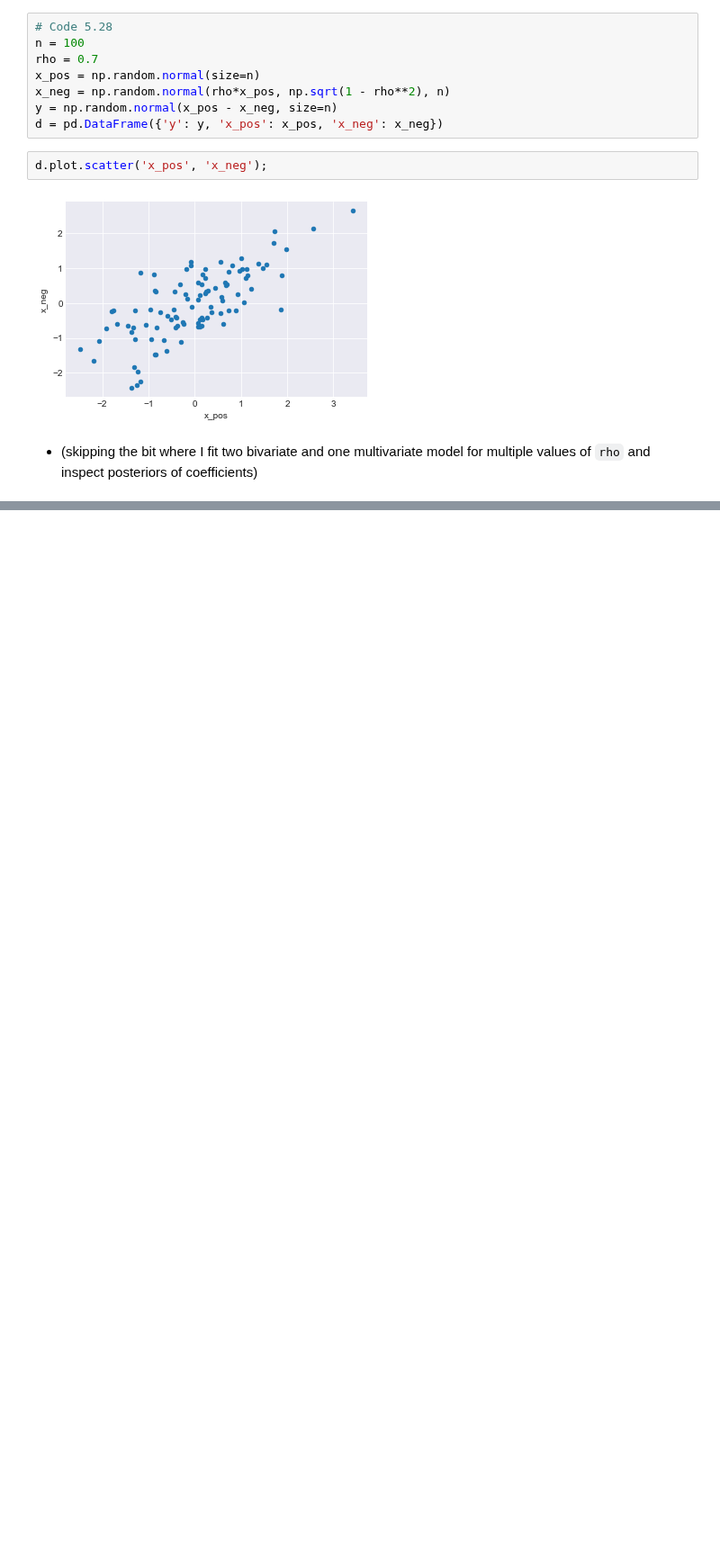
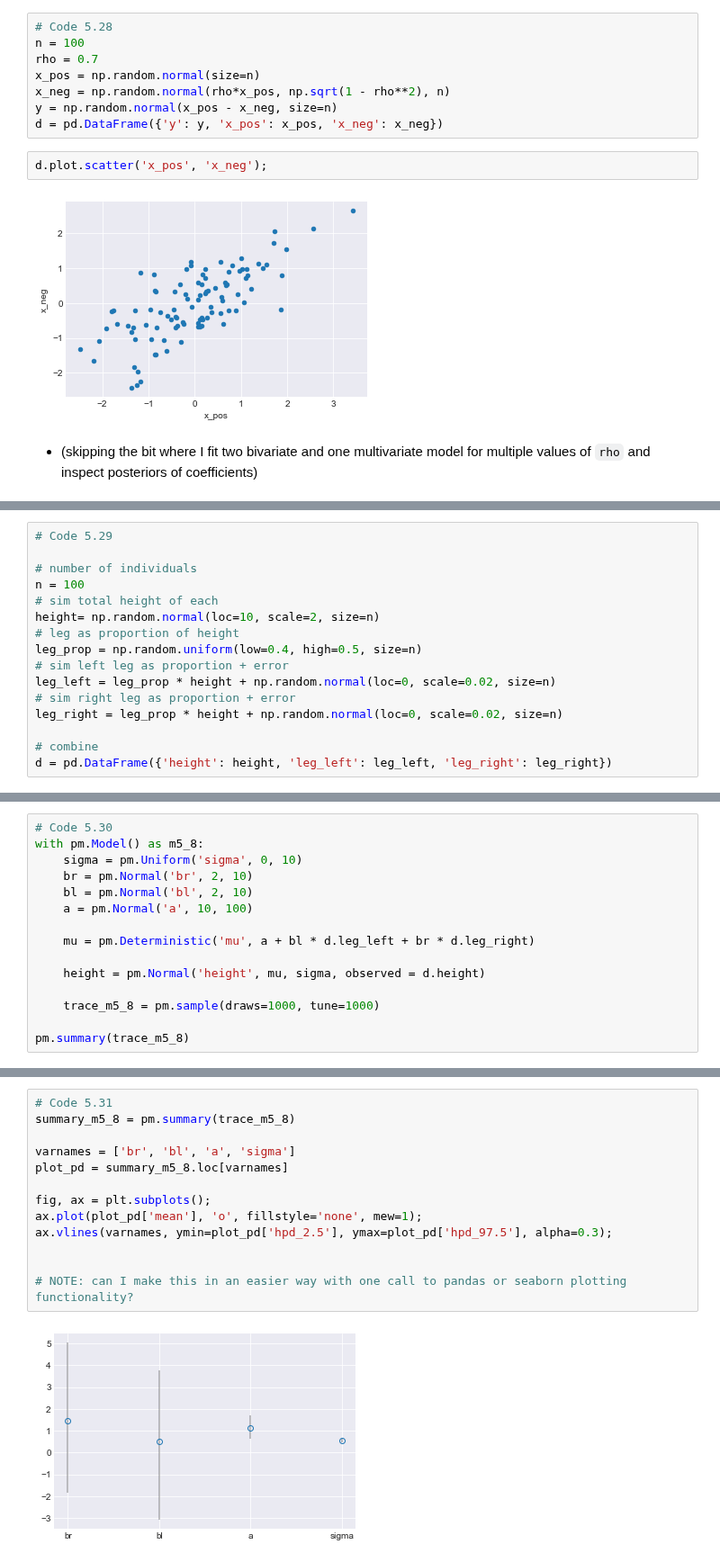
Before and after one commit to nwweber/statistical_rethinking, a Jupyter notebook: chapter_05_multivariate_linear_models.ipynb, the cells around one changed output, grey strips where cells are left out. Shown at 90% size. Saved outputs shown, nothing was run; the diff lists cells and outputs as text; blank space fills up the shorter version.

```diff
--- a/chapter_05_multivariate_linear_models.ipynb
+++ b/chapter_05_multivariate_linear_models.ipynb
@@ -825,0 +827,16 @@ d.plot.scatter('x_pos', 'x_neg');
+# %%
+# Code 5.29
+
+# number of individuals
+n = 100
+# sim total height of each
+height= np.random.normal(loc=10, scale=2, size=n)
+# leg as proportion of height
+leg_prop = np.random.uniform(low=0.4, high=0.5, size=n)
+# sim left leg as proportion + error
+leg_left = leg_prop * height + np.random.normal(loc=0, scale=0.02, size=n)
+# sim right leg as proportion + error
+leg_right = leg_prop * height + np.random.normal(loc=0, scale=0.02, size=n)
+
+# combine
+d = pd.DataFrame({'height': height, 'leg_left': leg_left, 'leg_right': leg_right})
@@ -825,0 +852,15 @@ d.plot.scatter('x_pos', 'x_neg');
+# %%
+# Code 5.30
+with pm.Model() as m5_8:
+    sigma = pm.Uniform('sigma', 0, 10)
+    br = pm.Normal('br', 2, 10)
+    bl = pm.Normal('bl', 2, 10)
+    a = pm.Normal('a', 10, 100)
+
+    mu = pm.Deterministic('mu', a + bl * d.leg_left + br * d.leg_right)
+
+    height = pm.Normal('height', mu, sigma, observed = d.height)
+
+    trace_m5_8 = pm.sample(draws=1000, tune=1000)
+
+pm.summary(trace_m5_8)
@@ -825,0 +890,15 @@ d.plot.scatter('x_pos', 'x_neg');
+# %%
+# Code 5.31
+summary_m5_8 = pm.summary(trace_m5_8)
+
+varnames = ['br', 'bl', 'a', 'sigma']
+plot_pd = summary_m5_8.loc[varnames]
+
+fig, ax = plt.subplots();
+ax.plot(plot_pd['mean'], 'o', fillstyle='none', mew=1);
+ax.vlines(varnames, ymin=plot_pd['hpd_2.5'], ymax=plot_pd['hpd_97.5'], alpha=0.3);
+
+
+# NOTE: can I make this in an easier way with one call to pandas or seaborn plotting functionality?
+# %% [output]
+[figure, added]
```
Also changed, not shown: parts of 7 cells of this notebook.
